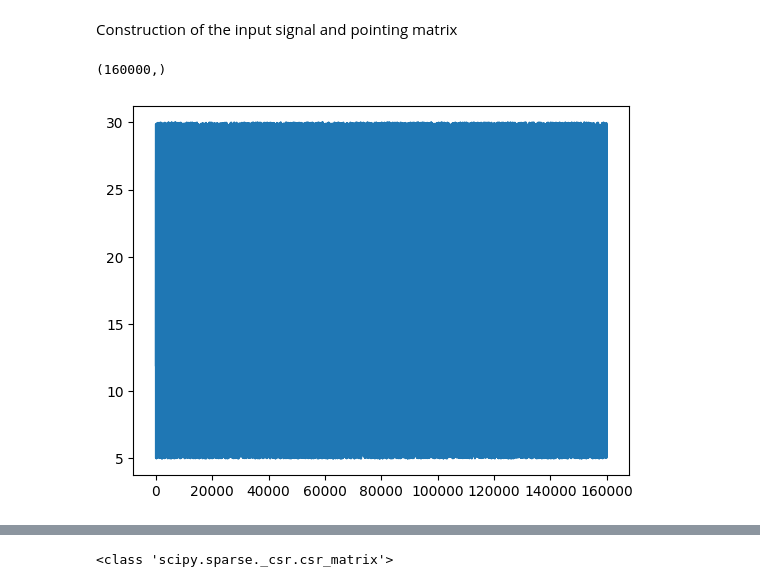
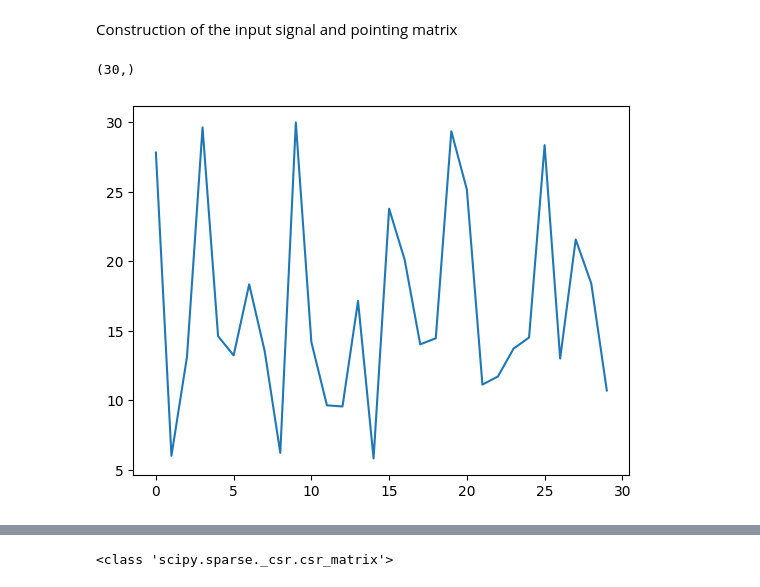
Before and after one commit to Rachel-0420/Toy-Model-for-Field-Level, a Jupyter notebook: SPT-3G_simulation.ipynb, the cells around one changed output, grey strips where cells are left out. Cells and saved outputs as stored; diff of their text form; code cells hidden in the pictures.

Commit message:
changed total number of detectors and pixels per row

```diff
--- a/SPT-3G_simulation.ipynb
+++ b/SPT-3G_simulation.ipynb
@@ -20,12 +20,12 @@ import arviz as az
 # %% [markdown]
 Construction of the input signal and pointing matrix
 # %%
-# N_d: number of detectors; N_t: number of times data is detected by each detector; N_p: number of pixels
+# N_d: number of detectors; N_r: number of rows of pixels; N_t: number of times data is detected by each detector; N_p: number of pixels
 # signal: data of signal (which in this case is modeled to be a sine function in each pixel)
 # P: pointing matrix block
 # PM: pointing matrix
 
-N_d, N_t, N_p = 16000, 150 * 2, 10
+N_d, N_r, N_t, N_p = 30, 3, 150 * 10, 10
 
 # original signal
 # signal_org = [[0] * N_p for _ in range(N_d)]
@@ -35,24 +35,23 @@ N_d, N_t, N_p = 16000, 150 * 2, 10
 #         signal_org[i][j] = 10 * (i + 1) * math.sin((2 * math.pi / N_p) * j)
 # signal_org = np.array(signal_org)
 # print(np.shape(signal_org))
-signal_1 = np.random.uniform(low=5, high=30, size=N_p*N_d)
-# signal_2 = np.random.uniform(low=-30, high=30, size=N_p*N_d)
+signal = np.random.uniform(low=5, high=30, size=N_p*N_r)
 
 # converted signal array
 #bsignal = signal_org.reshape(N_d * N_p,)
-print(np.shape(signal_1))
+print(np.shape(signal))
 # %% [output]
-(160000,)
+(30,)
 # %%
 # plt.imshow(signal_org)
 # %%
-plt.plot(signal_1)
+plt.plot(signal)
 plt.show()
 
 # plt.plot(signal_2)
 # plt.show()
 # %% [output]
-[figure, old version]
+[figure, new version]
 # %%
 # pointing matrix block: the pointing matrix if there were only one detector (which will not be used)
 
```
Also changed, not shown: parts of 17 cells of this notebook.
